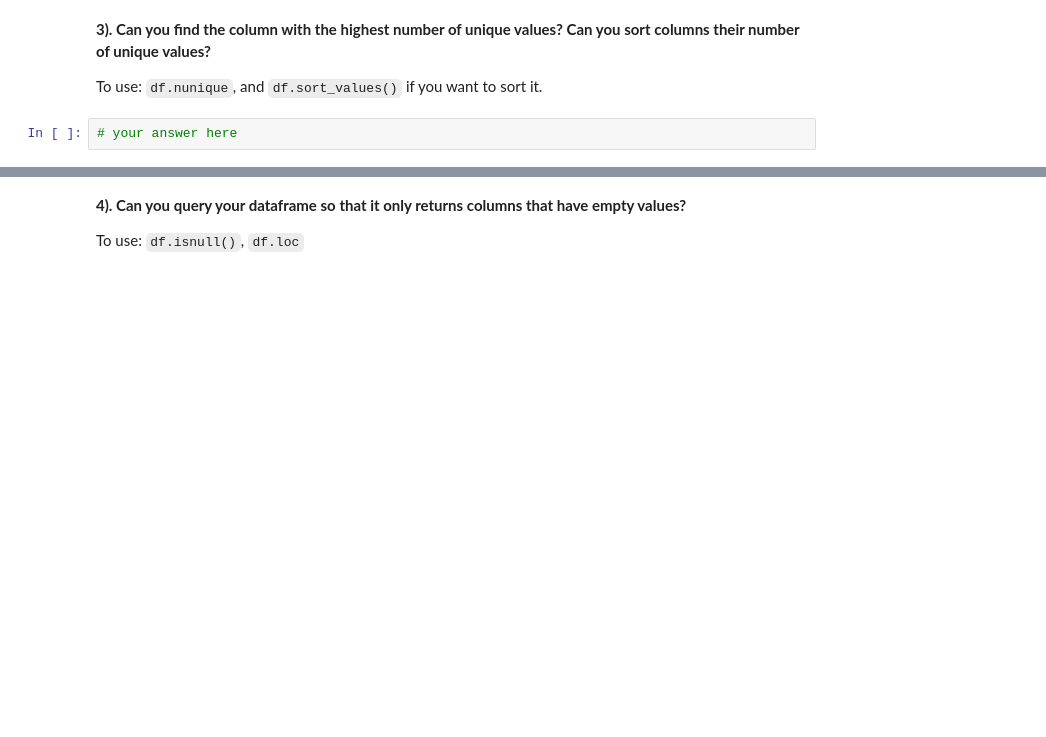
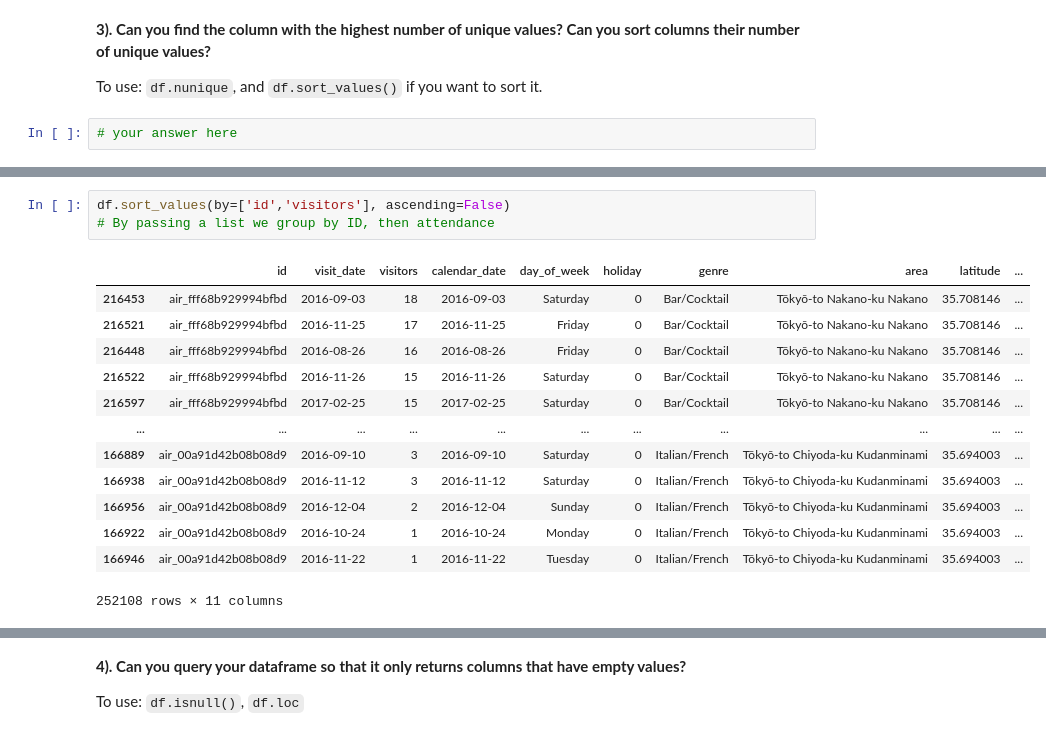
Before and after one commit to Lothdyn/my-1019-repo, a Jupyter notebook: ClassMaterial/Unit2/Class5/Labs/Pandas -- Basic Selecting & Querying-Restaurants.ipynb, the cells around one changed output, grey strips where cells are left out. Saved outputs shown, nothing was run; the diff lists cells and outputs as text; blank space fills up the shorter version.

```diff
--- a/ClassMaterial/Unit2/Class5/Labs/Pandas -- Basic Selecting & Querying-Restaurants.ipynb
+++ b/ClassMaterial/Unit2/Class5/Labs/Pandas -- Basic Selecting & Querying-Restaurants.ipynb
@@ -283,0 +520,17 @@ To use: `df.nunique`, and `df.sort_values()` if you want to sort it.
+# %%
+df.sort_values(by=['id','visitors'], ascending=False)
+# By passing a list we group by ID, then attendance
+# %% [output]
+|  | id | visit_date | visitors | calendar_date | day_of_week | holiday | genre | area | latitude | ... |
+| 216453 | air_fff68b929994bfbd | 2016-09-03 | 18 | 2016-09-03 | Saturday | 0 | Bar/Cocktail | Tōkyō-to Nakano-ku Nakano | 35.708146 | ... |
+| 216521 | air_fff68b929994bfbd | 2016-11-25 | 17 | 2016-11-25 | Friday | 0 | Bar/Cocktail | Tōkyō-to Nakano-ku Nakano | 35.708146 | ... |
+| 216448 | air_fff68b929994bfbd | 2016-08-26 | 16 | 2016-08-26 | Friday | 0 | Bar/Cocktail | Tōkyō-to Nakano-ku Nakano | 35.708146 | ... |
+| 216522 | air_fff68b929994bfbd | 2016-11-26 | 15 | 2016-11-26 | Saturday | 0 | Bar/Cocktail | Tōkyō-to Nakano-ku Nakano | 35.708146 | ... |
+| 216597 | air_fff68b929994bfbd | 2017-02-25 | 15 | 2017-02-25 | Saturday | 0 | Bar/Cocktail | Tōkyō-to Nakano-ku Nakano | 35.708146 | ... |
+| ... | ... | ... | ... | ... | ... | ... | ... | ... | ... | ... |
+| 166889 | air_00a91d42b08b08d9 | 2016-09-10 | 3 | 2016-09-10 | Saturday | 0 | Italian/French | Tōkyō-to Chiyoda-ku Kudanminami | 35.694003 | ... |
+| 166938 | air_00a91d42b08b08d9 | 2016-11-12 | 3 | 2016-11-12 | Saturday | 0 | Italian/French | Tōkyō-to Chiyoda-ku Kudanminami | 35.694003 | ... |
+| 166956 | air_00a91d42b08b08d9 | 2016-12-04 | 2 | 2016-12-04 | Sunday | 0 | Italian/French | Tōkyō-to Chiyoda-ku Kudanminami | 35.694003 | ... |
+| 166922 | air_00a91d42b08b08d9 | 2016-10-24 | 1 | 2016-10-24 | Monday | 0 | Italian/French | Tōkyō-to Chiyoda-ku Kudanminami | 35.694003 | ... |
+| 166946 | air_00a91d42b08b08d9 | 2016-11-22 | 1 | 2016-11-22 | Tuesday | 0 | Italian/French | Tōkyō-to Chiyoda-ku Kudanminami | 35.694003 | ... |
+252108 rows × 11 columns
```
Also changed, not shown: parts of 65 cells of this notebook, 14 other files.
